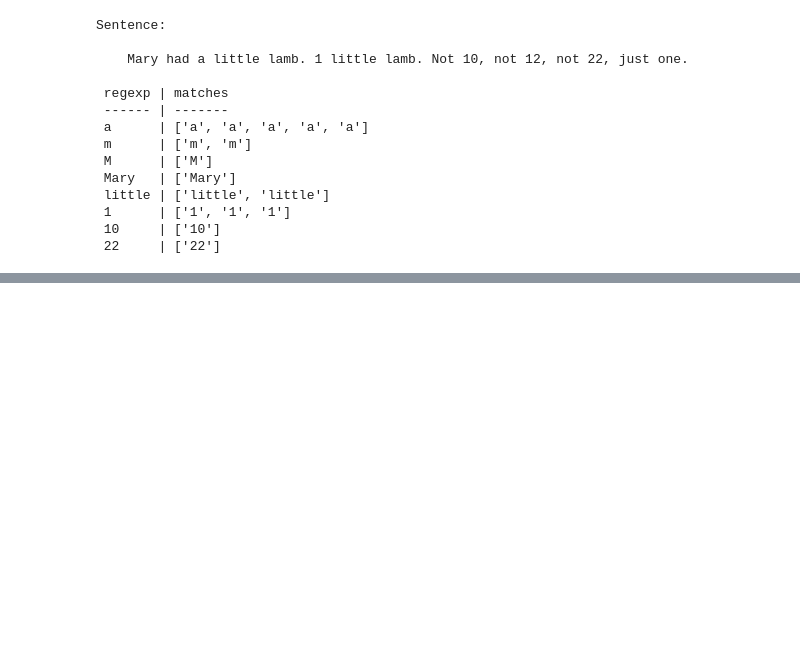
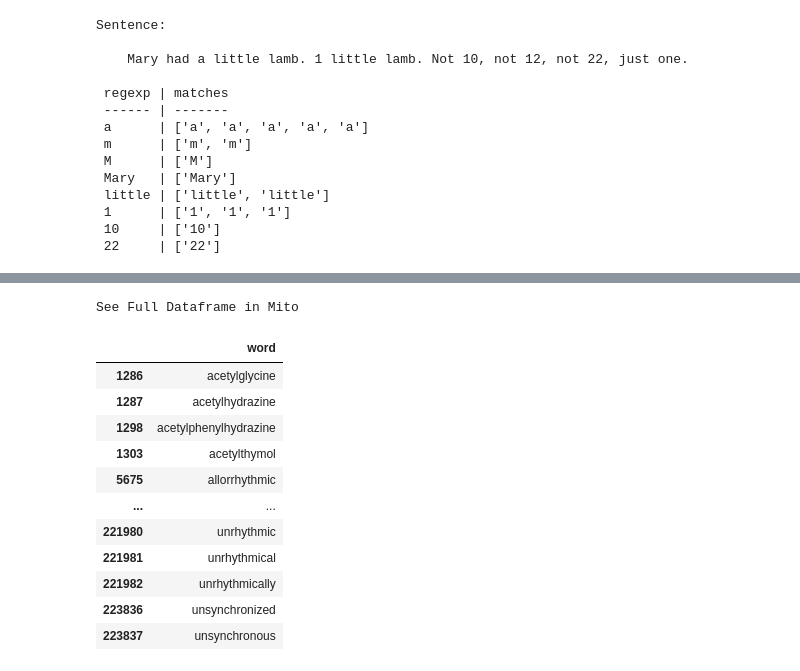
Before and after one commit to nicholas-dougherty/natural-language-processing-exercises, a Jupyter notebook: regex.ipynb, the cells around one changed output, grey strips where cells are left out. Drawn from its saved outputs; the diff is of its cells as text; code cells hidden in the pictures; blank space fills up the shorter version.

```diff
--- a/regex.ipynb
+++ b/regex.ipynb
@@ -538,0 +547,21 @@ Sentence:
+# %%
+df = pd.read_csv('/usr/share/dict/words', header=None)
+df.columns = ['word']
+df = df.dropna()
+# %%
+# seven consecutive consonants; although y makes it debatable
+df[df.word.str.contains(r'([^aeiou]){7,}', regex=True)]
+# %% [output]
+See Full Dataframe in Mito
+|  | word |
+| 1286 | acetylglycine |
+| 1287 | acetylhydrazine |
+| 1298 | acetylphenylhydrazine |
+| 1303 | acetylthymol |
+| 5675 | allorrhythmic |
+| ... | ... |
+| 221980 | unrhythmic |
+| 221981 | unrhythmical |
+| 221982 | unrhythmically |
+| 223836 | unsynchronized |
+| 223837 | unsynchronous |
```
Also changed, not shown: parts of 4 cells of this notebook.
